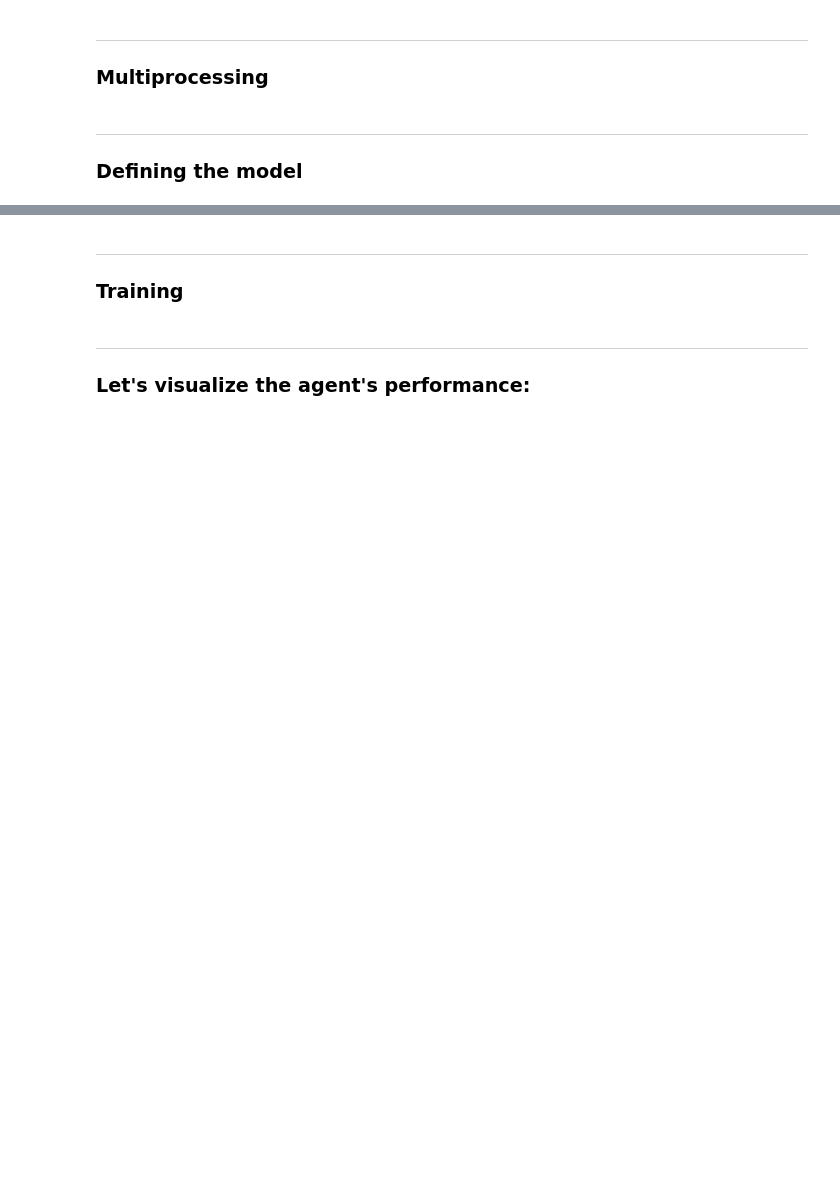
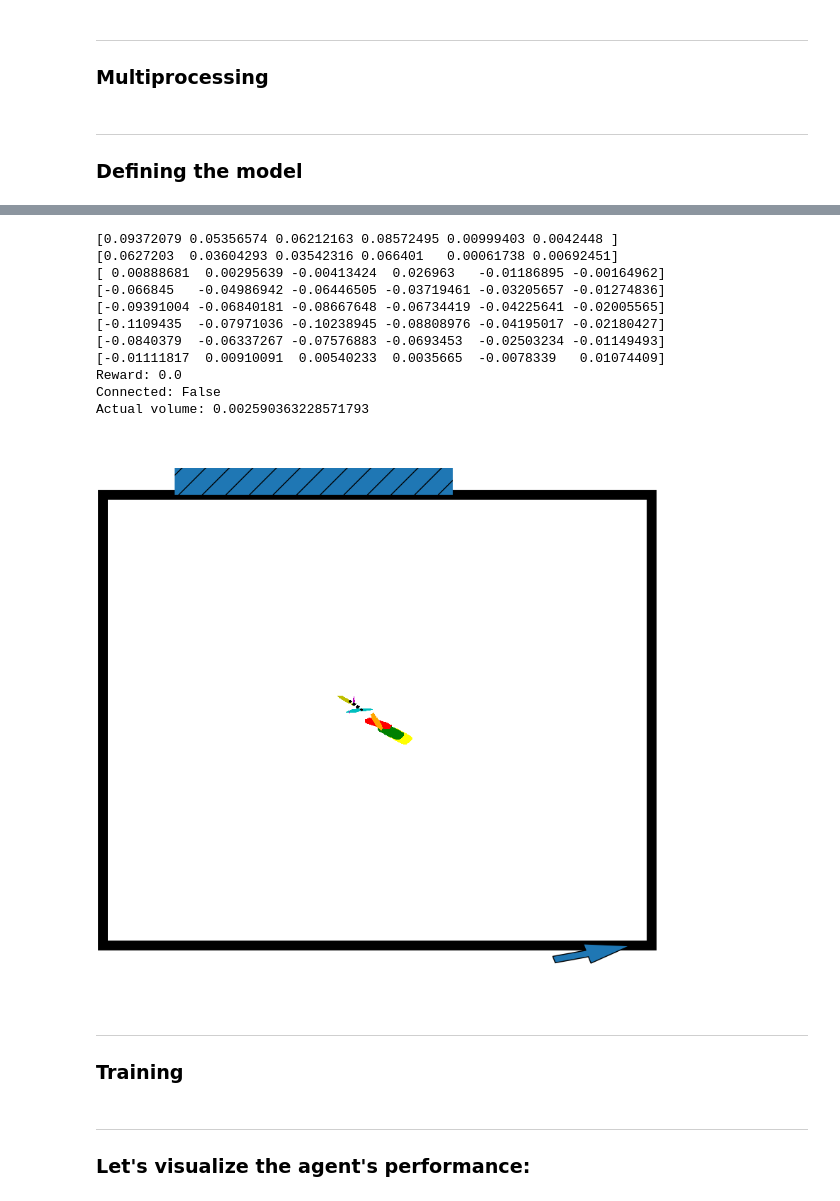
Before and after one commit to ThomasRochefortB/sogym, a Jupyter notebook: rl_training.ipynb, the cells around one changed output, grey strips where cells are left out. Saved outputs shown, nothing was run; the diff lists cells and outputs as text; code cells hidden in the pictures; blank space fills up the shorter version.

```diff
--- a/rl_training.ipynb
+++ b/rl_training.ipynb
@@ -84,14 +78,17 @@ plt.colorbar()
 ### Multiprocessing
 # %%
 from transformers import AutoTokenizer, AutoModel
+from stable_baselines3.common.vec_env import DummyVecEnv, VecCheckNan
+
 #tokenizer = AutoTokenizer.from_pretrained("huggingface/CodeBERTa-small-v1")
 #model = AutoModel.from_pretrained("huggingface/CodeBERTa-small-v1").to('cuda')
-num_cpu = 6 # Number of processes to use
-train_env = sogym(mode='train',observation_type='box_dense',vol_constraint_type = 'soft',model=model,tokenizer=tokenizer)
+num_cpu = 64 # Number of processes to use
+train_env = sogym(mode='train',observation_type='dense',vol_constraint_type = 'hard',resolution=75)#,model=model,tokenizer=tokenizer)
 env= make_vec_env(lambda:train_env, n_envs=num_cpu,vec_env_cls=SubprocVecEnv)
+env = VecCheckNan(env, raise_exception=True)
 #env=VecNormalize(env,gamma=1.0)
 
-eval_env = sogym(mode='test',observation_type='box_dense',vol_constraint_type='soft',model=model,tokenizer=tokenizer)
+eval_env = sogym(mode='test',observation_type='dense',vol_constraint_type='hard',resolution=75)#,model=model,tokenizer=tokenizer)
 eval_env = make_vec_env(lambda:eval_env, n_envs=1,vec_env_cls=SubprocVecEnv)
 #eval_env =VecNormalize(eval_env,gamma=1.0)
 # %%
@@ -132,0 +112,18 @@ model = PPO("MultiInputPolicy",
+# %%
+from stable_baselines3.common.noise import NormalActionNoise, OrnsteinUhlenbeckActionNoise
+# The noise objects for TD3
+n_actions = env.action_space.shape[-1]
+action_noise = NormalActionNoise(mean=np.zeros(n_actions), sigma=0.5 * np.ones(n_actions))
+
+model = SAC("MultiInputPolicy",
+             env,
+             verbose=0,
+             #policy_kwargs = policy_kwargs,
+             #action_noise= action_noise,
+             tensorboard_log="tb_logs",
+             learning_starts=4096,
+             batch_size=4096,
+             #train_freq = (8, "step"),
+             gradient_steps= 1,
+             device = 'cuda',
+               )
@@ -133,3 +387,33 @@ model = PPO("MultiInputPolicy",
+# %%
+#env=sogym(mode='train',observation_type='box_dense',vol_constraint_type='soft')
+#learner = learner.load('test_april23',env)
+obs=train_env.reset()
+dones=False
+
+while dones== False:
+    action, _states = model.policy.predict(obs,deterministic=True)
+    print(action)
+    obs, rewards, dones, info = train_env.step(action)
+    #print(env.env_method('check_cTypeError: No loop matching the specified signature and casting was found for ufunc greateronnec'))
+print("Reward:",rewards)
+print('Connected:', train_env.check_connec())
+#print('Desired volume:',env.out_conditions[6])
+print('Actual volume:',train_env.volume)
+fig=train_env.plot()
+fig
+# %% [output]
+[0.09372079 0.05356574 0.06212163 0.08572495 0.00999403 0.0042448 ]
+[0.0627203  0.03604293 0.03542316 0.066401   0.00061738 0.00692451]
+[ 0.00888681  0.00295639 -0.00413424  0.026963   -0.01186895 -0.00164962]
+[-0.066845   -0.04986942 -0.06446505 -0.03719461 -0.03205657 -0.01274836]
+[-0.09391004 -0.06840181 -0.08667648 -0.06734419 -0.04225641 -0.02005565]
+[-0.1109435  -0.07971036 -0.10238945 -0.08808976 -0.04195017 -0.02180427]
+[-0.0840379  -0.06337267 -0.07576883 -0.0693453  -0.02503234 -0.01149493]
+[-0.01111817  0.00910091  0.00540233  0.0035665  -0.0078339   0.01074409]
+Reward: 0.0
+Connected: False
+Actual volume: 0.002590363228571793
+[figure, added]
 # %% [markdown]
 ---
 ### Training
```
Also changed, not shown: parts of 25 cells of this notebook, 3 other files.
